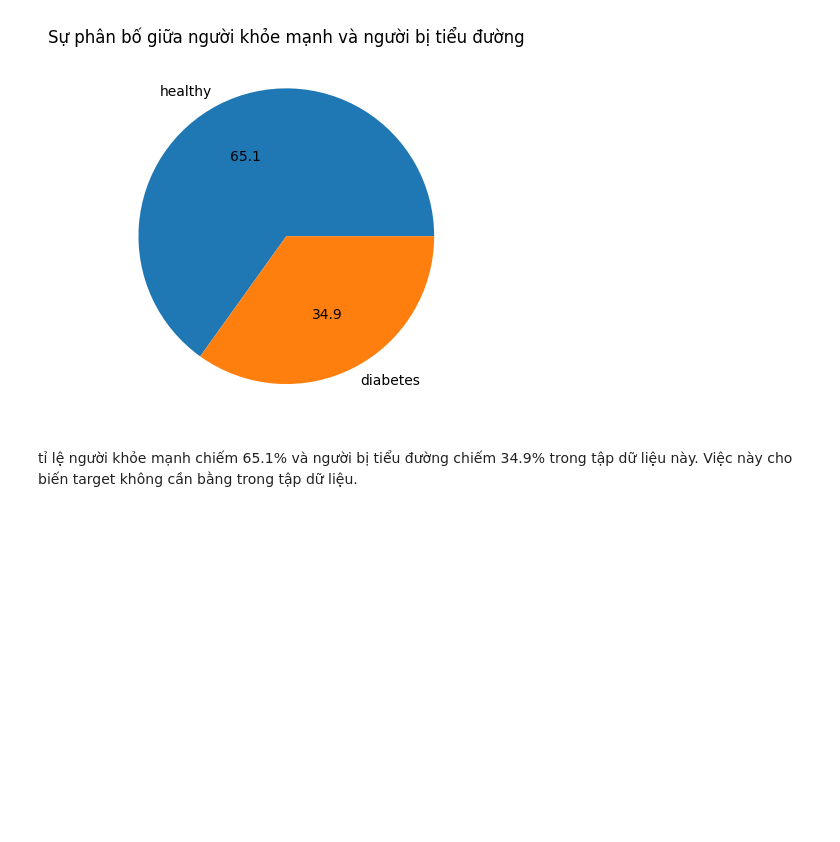
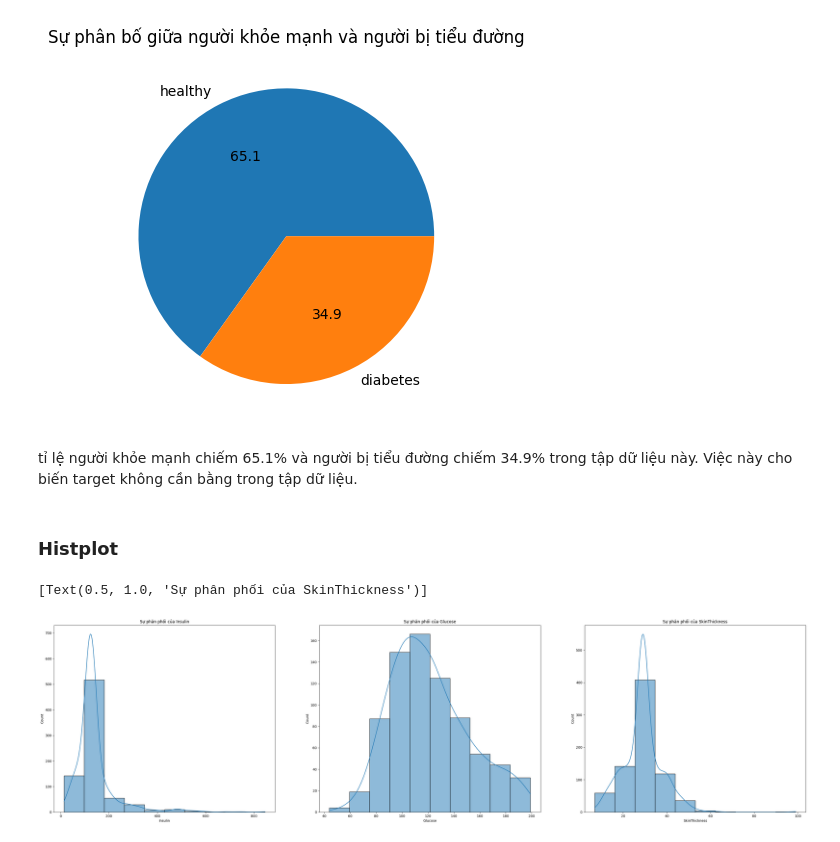
Before and after one commit to chauhaidang1307/SGU25-Basic-ML, a Jupyter notebook: buoi3/ws/demo-code/bai1_2_3/diabetes.ipynb, the cells around one changed output. Drawn from its saved outputs; the diff is of its cells as text; code cells hidden in the pictures; blank space fills up the shorter version.

```diff
--- a/buoi3/ws/demo-code/bai1_2_3/diabetes.ipynb
+++ b/buoi3/ws/demo-code/bai1_2_3/diabetes.ipynb
@@ -74,3 +77,13 @@ plt.show()
 [figure]
 # %% [markdown]
 tỉ lệ người khỏe mạnh chiếm 65.1% và người bị tiểu đường chiếm 34.9% trong tập dữ liệu này. Việc này cho biến target không cần bằng trong tập dữ liệu.
+# %% [markdown]
+### Histplot
+# %%
+fig, ax = plt.subplots(1,3,figsize=(40,10))
+sns.histplot(ax = ax[0], x = df['Insulin'],bins = 10,kde = True,cbar = True).set(title ="Sự phân phối của Insulin")
+sns.histplot(ax = ax[1], x = df['Glucose'],bins = 10,kde = True,cbar = True).set(title ="Sự phân phối của Glucose")
+sns.histplot(ax = ax[2], x = df['SkinThickness'],bins = 10,kde = True,cbar = True).set(title ="Sự phân phối của SkinThickness")
+# %% [output]
+[Text(0.5, 1.0, 'Sự phân phối của SkinThickness')]
+[figure, added]
```
Also changed, not shown: parts of 7 cells of this notebook.
